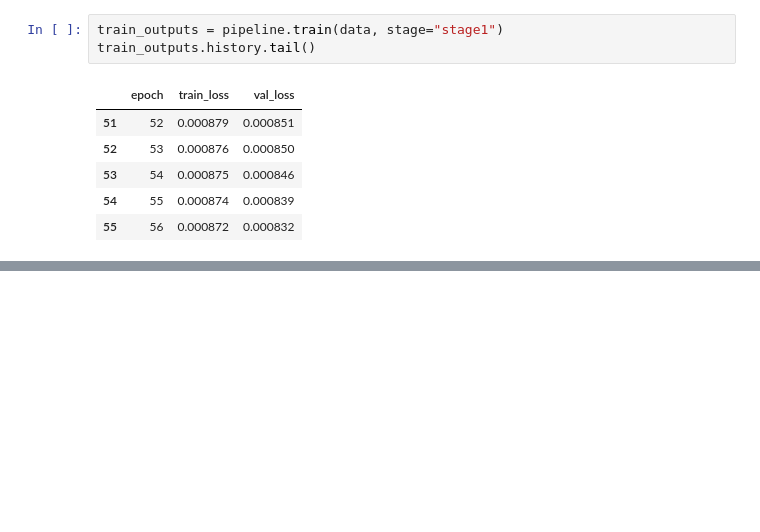
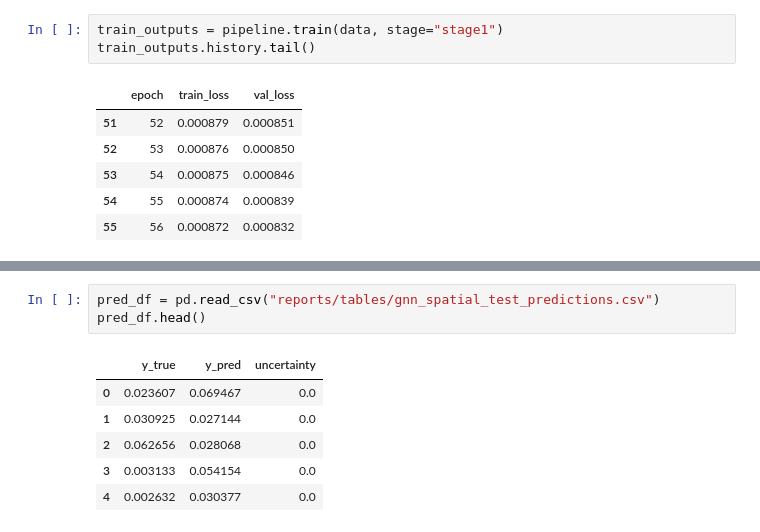
Before and after one commit to dilrabonu/wildfire-uncertainty-gnn, a Jupyter notebook: notebooks/04_gnn_experiments.ipynb, the cells around one changed output, grey strips where cells are left out. Cells and saved outputs as stored; diff of their text form; blank space fills up the shorter version.

```diff
--- a/notebooks/04_gnn_experiments.ipynb
+++ b/notebooks/04_gnn_experiments.ipynb
@@ -106,0 +135,10 @@ train_outputs.history.tail()
+# %%
+pred_df = pd.read_csv("reports/tables/gnn_spatial_test_predictions.csv")
+pred_df.head()
+# %% [output]
+|  | y_true | y_pred | uncertainty |
+| 0 | 0.023607 | 0.069467 | 0.0 |
+| 1 | 0.030925 | 0.027144 | 0.0 |
+| 2 | 0.062656 | 0.028068 | 0.0 |
+| 3 | 0.003133 | 0.054154 | 0.0 |
+| 4 | 0.002632 | 0.030377 | 0.0 |
```
Also changed, not shown: parts of 4 cells of this notebook, 5 other files.
